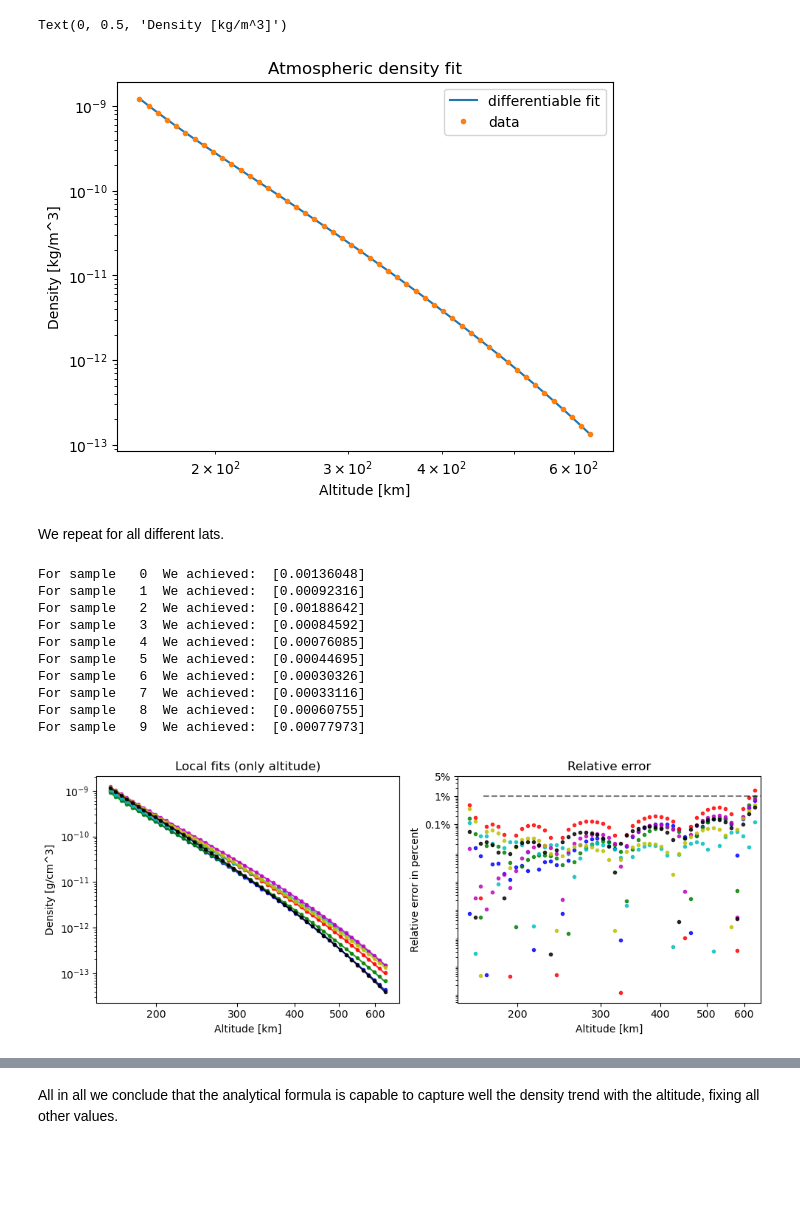
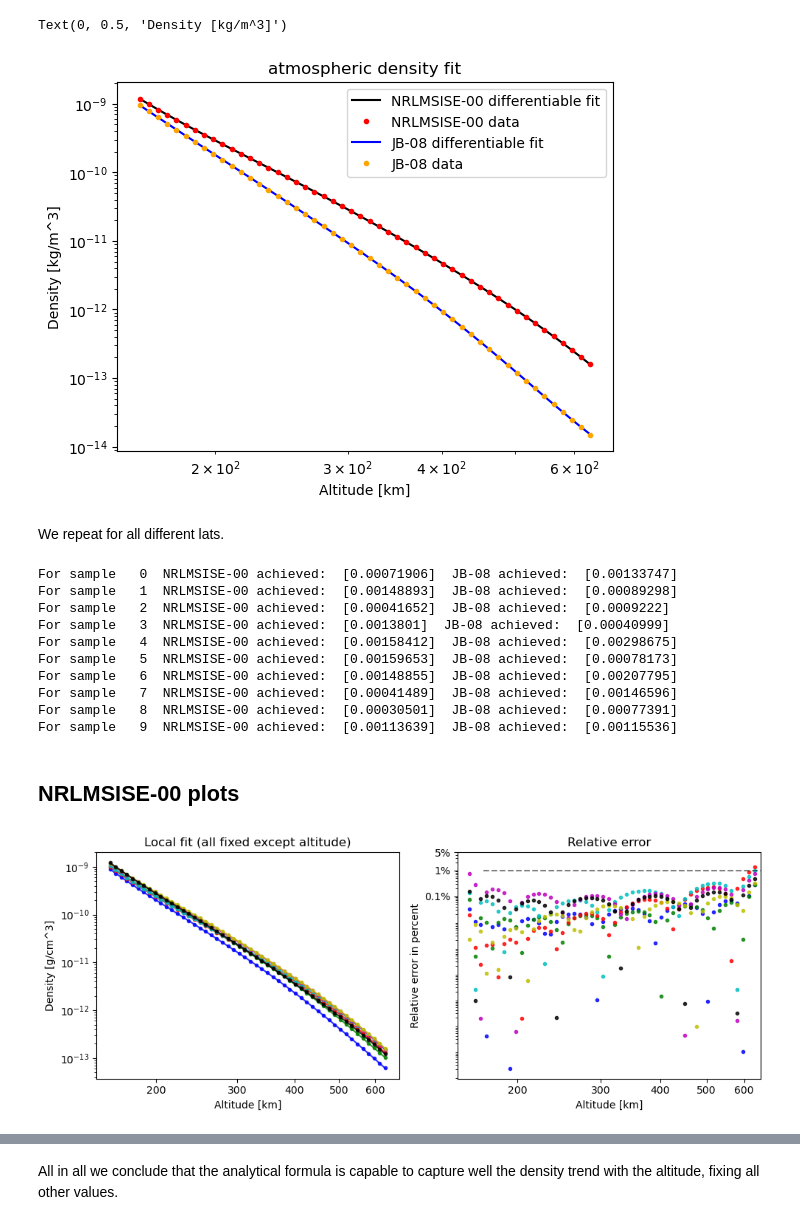
Before and after one commit to esa/thermonets, a Jupyter notebook: notebooks/rho_altitude_fit.ipynb, the cells around one changed output, grey strips where cells are left out. Saved outputs shown, nothing was run; the diff lists cells and outputs as text; code cells hidden in the pictures; blank space fills up the shorter version.

Commit message:
update altitude fit including jb08

```diff
--- a/notebooks/rho_altitude_fit.ipynb
+++ b/notebooks/rho_altitude_fit.ipynb
@@ -55,71 +95,90 @@ We achieved:  [0.00027507]
 # %%
 plt.figure()
-plt.loglog(altitudes, tn.rho_approximation(altitudes, pop.champion_x), label ='differentiable fit')
-plt.loglog(altitudes, rho[target,:], '.', label='data')
+plt.loglog(altitudes, tn.rho_approximation(altitudes, pop_nrlmsise00.champion_x), color='black',label ='NRLMSISE-00 differentiable fit')
+plt.loglog(altitudes, rho_nrlmsise00[target,:], '.', color='r', label='NRLMSISE-00 data')
+plt.loglog(altitudes, tn.rho_approximation(altitudes, pop_jb08.champion_x), color='blue', label ='JB-08 differentiable fit')
+plt.loglog(altitudes, rho_jb08[target,:], '.', color='orange', label='JB-08 data')
 plt.legend()
-plt.title("Atmospheric density fit")
+plt.title("atmospheric density fit")
 plt.xlabel("Altitude [km]")
 plt.ylabel("Density [kg/m^3]")
 # %% [output]
 Text(0, 0.5, 'Density [kg/m^3]')
-[figure, old version]
+[figure, new version]
 # %% [markdown]
 We repeat for all different lats.
 # %%
-best_x = []
-best_f = []
+best_x_nrlmsise00 = []
+best_f_nrlmsise00 = []
+best_x_jb08 = []
+best_f_jb08 = []
 for target in range(10):
-    udp = tn.global_fit_udp(altitudes, rho[target, :], n=4)
-    prob = pg.problem(udp)
+    udp_nrlmsise00 = tn.global_fit_udp(altitudes, rho_nrlmsise00[target, :], n=4)
+    udp_jb08 = tn.global_fit_udp(altitudes, rho_jb08[target, :], n=4)
+
+    prob_nrlmsise00 = pg.problem(udp_nrlmsise00)
+    prob_jb08 = pg.problem(udp_jb08)
+
     uda = pg.sade(50, memory=True)
-    algo = pg.algorithm(uda)
-    pop = pg.population(prob, 30)
+
+    algo_nrlmsise00 = pg.algorithm(uda)
+    algo_jb08 = pg.algorithm(uda)
+
+    pop_nrlmsise00 = pg.population(prob_nrlmsise00, 30)
+    pop_jb08 = pg.population(prob_jb08, 30)
+
     for i in range(1000):
-        pop = algo.evolve(pop)
-    print("For sample  ", target, " We achieved: ", pop.champion_f, flush=True)
-    best_x.append(pop.champion_x)
-    best_f.append(pop.champion_f)
+        pop_nrlmsise00 = algo_nrlmsise00.evolve(pop_nrlmsise00)
+        pop_jb08 = algo_jb08.evolve(pop_jb08)
+    print("For sample  ", target, " NRLMSISE-00 achieved: ", pop_nrlmsise00.champion_f, " JB-08 achieved: ", pop_jb08.champion_f, flush=True)
+    best_x_nrlmsise00.append(pop_nrlmsise00.champion_x)
+    best_f_nrlmsise00.append(pop_nrlmsise00.champion_f)
+    best_x_jb08.append(pop_jb08.champion_x)
+    best_f_jb08.append(pop_jb08.champion_f)
 # %% [output]
-For sample   0  We achieved:  [0.00136048]
-For sample   1  We achieved:  [0.00092316]
-For sample   2  We achieved:  [0.00188642]
-For sample   3  We achieved:  [0.00084592]
-For sample   4  We achieved:  [0.00076085]
-For sample   5  We achieved:  [0.00044695]
-For sample   6  We achieved:  [0.00030326]
-For sample   7  We achieved:  [0.00033116]
-For sample   8  We achieved:  [0.00060755]
-For sample   9  We achieved:  [0.00077973]
+For sample   0  NRLMSISE-00 achieved:  [0.00071906]  JB-08 achieved:  [0.00133747]
+For sample   1  NRLMSISE-00 achieved:  [0.00148893]  JB-08 achieved:  [0.00089298]
+For sample   2  NRLMSISE-00 achieved:  [0.00041652]  JB-08 achieved:  [0.0009222]
+For sample   3  NRLMSISE-00 achieved:  [0.0013801]  JB-08 achieved:  [0.00040999]
+For sample   4  NRLMSISE-00 achieved:  [0.00158412]  JB-08 achieved:  [0.00298675]
+For sample   5  NRLMSISE-00 achieved:  [0.00159653]  JB-08 achieved:  [0.00078173]
+For sample   6  NRLMSISE-00 achieved:  [0.00148855]  JB-08 achieved:  [0.00207795]
+For sample   7  NRLMSISE-00 achieved:  [0.00041489]  JB-08 achieved:  [0.00146596]
+For sample   8  NRLMSISE-00 achieved:  [0.00030501]  JB-08 achieved:  [0.00077391]
+For sample   9  NRLMSISE-00 achieved:  [0.00113639]  JB-08 achieved:  [0.00115536]
+# %% [markdown]
+## NRLMSISE-00 plots
 # %%
 fig, ax = plt.subplots(1, 2, figsize=(10, 4))
 colors = ["b", "g", "r", "c", "m", "y","k"]
 
 for j, i in enumerate([0, 2, 3,4, 5, 7, 9]):
-    ax[0].loglog(altitudes, tn.rho_approximation(altitudes, best_x[i]), c=colors[j], alpha=0.8)
-    ax[0].loglog(altitudes, rho[i, :], ".", c=colors[j], alpha=0.8)
+    ax[0].loglog(altitudes, tn.rho_approximation(altitudes, best_x_nrlmsise00[i]), c=colors[j], alpha=0.8)
+    ax[0].loglog(altitudes, rho_nrlmsise00[i, :], ".", c=colors[j], alpha=0.8)
+
 ax[0].set_title("Local fit (all fixed except altitude)")
 ax[0].set_xlabel("Altitude [km]")
 ax[0].set_ylabel("Density [g/cm^3]")
 ax[0].set_xticks([200, 300, 400,500, 600], ["200", "300", "400", "500", "600"])
 
 
 for j, i in enumerate([0, 2, 3,4, 5, 7, 9]):
-    rel_err = (tn.rho_approximation(altitudes, best_x[i]) - rho[i, :]) / np.linalg.norm(
-        rho[:, :], axis=0
+    rel_err = (tn.rho_approximation(altitudes, best_x_nrlmsise00[i]) - rho_nrlmsise00[i, :]) / np.linalg.norm(
+        rho_nrlmsise00[:, :], axis=0
     )
     ax[1].loglog(altitudes, 100 * np.abs(rel_err), '.', c=colors[j], alpha=0.8)
 ax[1].set_title("Relative error")
 ax[1].set_xlabel("Altitude [km]")
 ax[1].set_ylabel("Relative error in percent")
 
 ax[1].set_xlim([150,650])
 ax[1].vlines(150, 1e-8, 10, 'k', linestyle='--', alpha=0.5)
 ax[1].hlines(1, 170, 1500, 'k', linestyle='--', alpha=0.5)
 
 ax[1].set_yticks([5, 1, 0.1], ["5%", "1%", "0.1%"])
 ax[1].set_xticks([200, 300, 400,500, 600], ["200", "300", "400", "500", "600"])
 
 plt.tight_layout()
-plt.savefig("rho_error", dpi=600)
+plt.savefig("rho_error_nrlmsise00", dpi=600)
 # %% [output]
-[figure, old version]
+[figure, new version]
```
Also changed, not shown: parts of 14 cells of this notebook.
